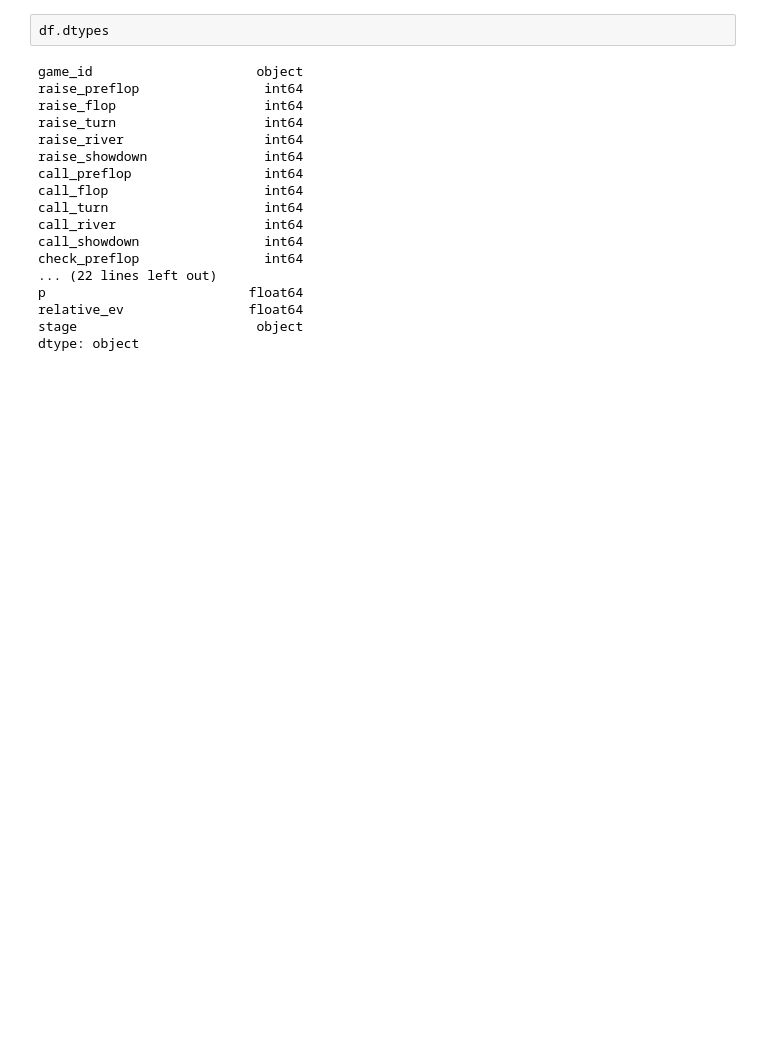
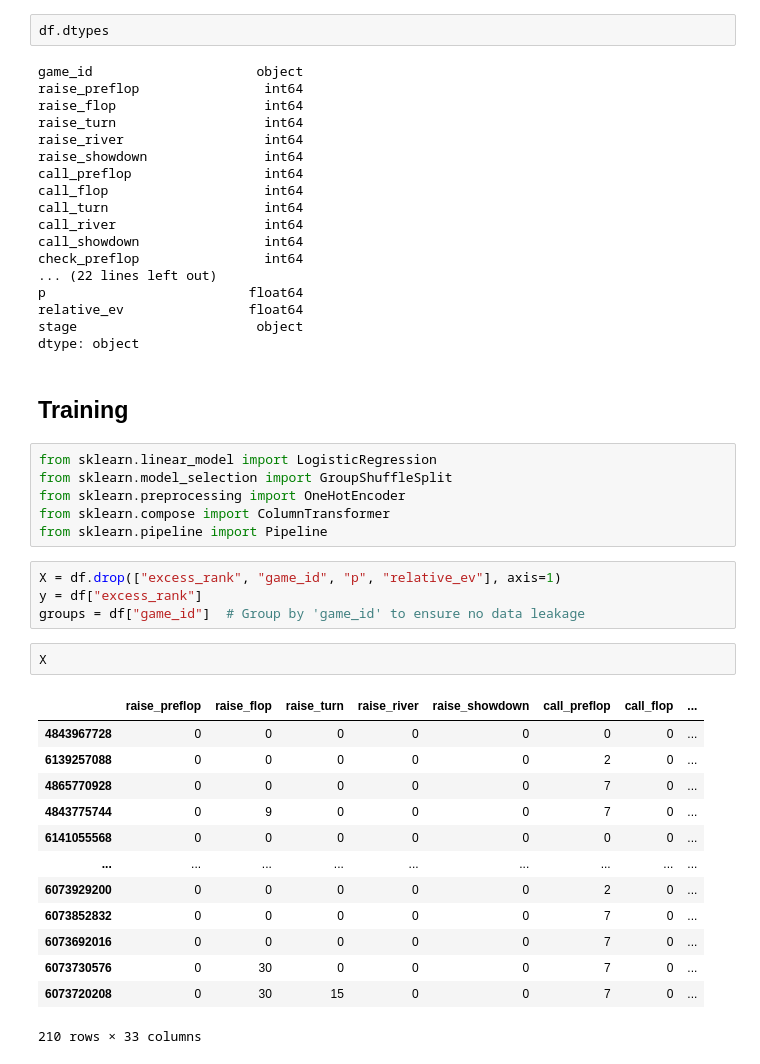
Before and after one commit to tjespe/texas-holdem-ai, a Jupyter notebook: hidden_state_model/model.ipynb, the cells around one changed output. Saved outputs shown, nothing was run; the diff lists cells and outputs as text; blank space fills up the shorter version.

```diff
--- a/hidden_state_model/model.ipynb
+++ b/hidden_state_model/model.ipynb
@@ -125,3 +122,31 @@ p                          float64
 relative_ev                float64
 stage                       object
 dtype: object
+# %% [markdown]
+## Training
+# %%
+from sklearn.linear_model import LogisticRegression
+from sklearn.model_selection import GroupShuffleSplit
+from sklearn.preprocessing import OneHotEncoder
+from sklearn.compose import ColumnTransformer
+from sklearn.pipeline import Pipeline
+# %%
+X = df.drop(["excess_rank", "game_id", "p", "relative_ev"], axis=1)
+y = df["excess_rank"]
+groups = df["game_id"]  # Group by 'game_id' to ensure no data leakage
+# %%
+X
+# %% [output]
+|  | raise_preflop | raise_flop | raise_turn | raise_river | raise_showdown | call_preflop | call_flop | ... |
+| 4843967728 | 0 | 0 | 0 | 0 | 0 | 0 | 0 | ... |
+| 6139257088 | 0 | 0 | 0 | 0 | 0 | 2 | 0 | ... |
+| 4865770928 | 0 | 0 | 0 | 0 | 0 | 7 | 0 | ... |
+| 4843775744 | 0 | 9 | 0 | 0 | 0 | 7 | 0 | ... |
+| 6141055568 | 0 | 0 | 0 | 0 | 0 | 0 | 0 | ... |
+| ... | ... | ... | ... | ... | ... | ... | ... | ... |
+| 6073929200 | 0 | 0 | 0 | 0 | 0 | 2 | 0 | ... |
+| 6073852832 | 0 | 0 | 0 | 0 | 0 | 7 | 0 | ... |
+| 6073692016 | 0 | 0 | 0 | 0 | 0 | 7 | 0 | ... |
+| 6073730576 | 0 | 30 | 0 | 0 | 0 | 7 | 0 | ... |
+| 6073720208 | 0 | 30 | 15 | 0 | 0 | 7 | 0 | ... |
+210 rows × 33 columns
```
Also changed, not shown: parts of 9 cells of this notebook, 3 other files.
